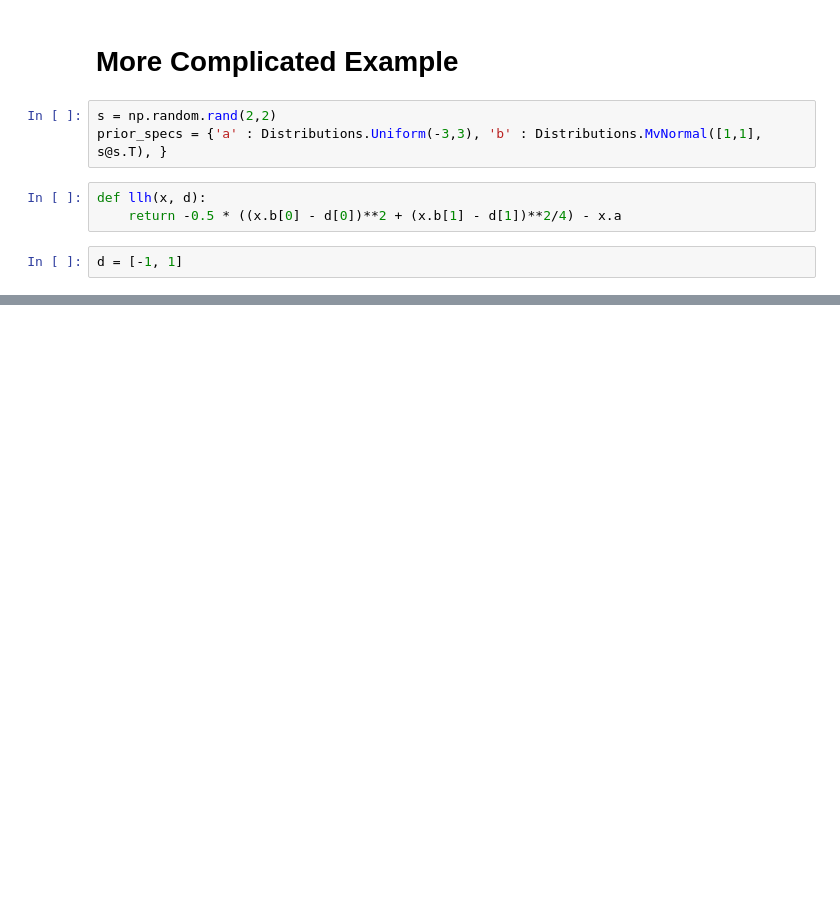
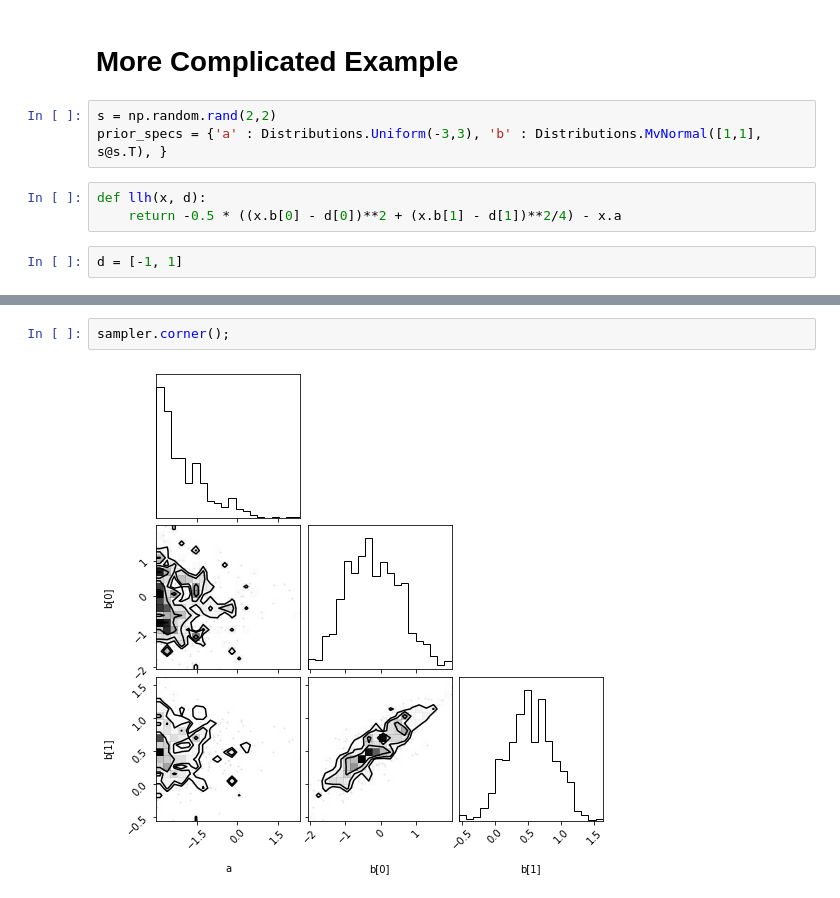
Before and after one commit to bat/batty, a Jupyter notebook: test.ipynb, the cells around one changed output, grey strips where cells are left out. Cells and saved outputs as stored; diff of their text form; blank space fills up the shorter version.

```diff
--- a/test.ipynb
+++ b/test.ipynb
@@ -60,3 +54,7 @@ ax[2].set_yscale('log')
+# %%
+sampler.corner();
+# %% [output]
+[figure, added]
 # %%
 sampler.integrate(strategy=BAT.AHMIntegration())
 # %% [output]
```
Also changed, not shown: parts of 18 cells of this notebook, 2 other files.
